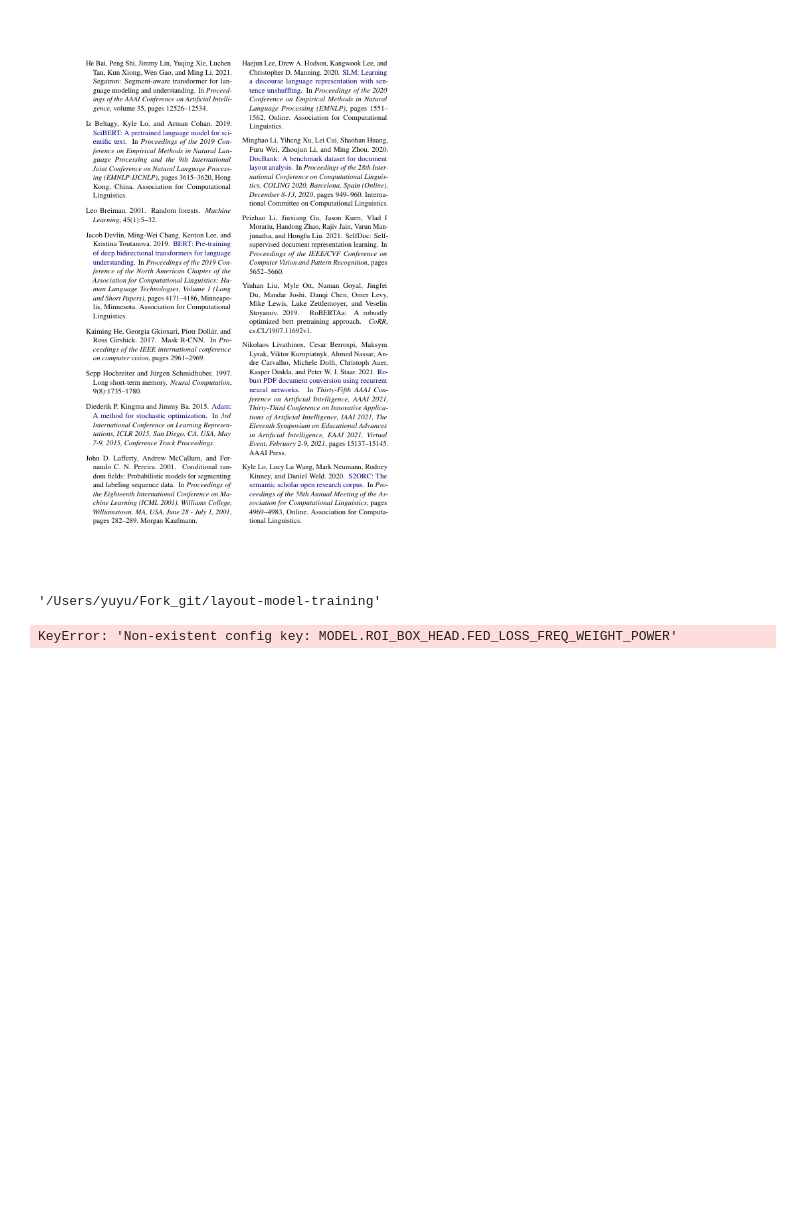
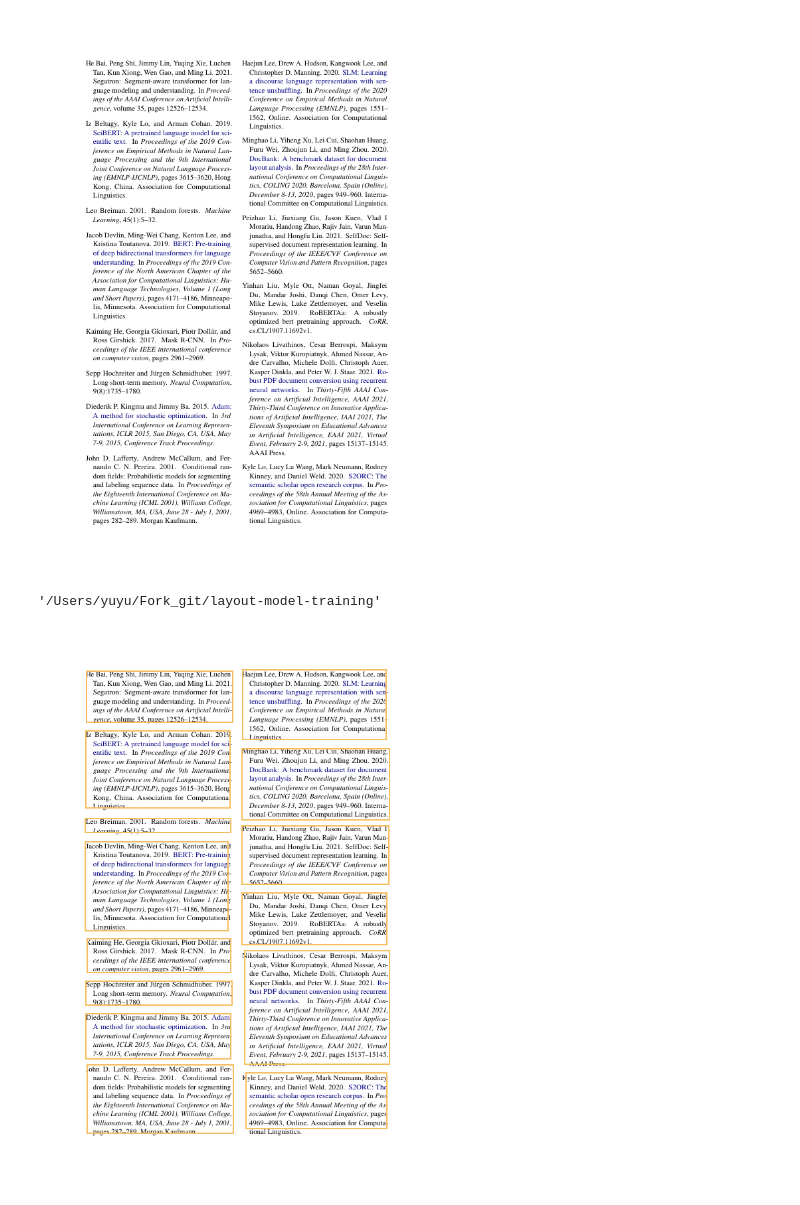
Before and after one commit to Henry8772/layout-model-training, a Jupyter notebook: inference_model.ipynb, the cells around one changed output. Drawn from its saved outputs; the diff is of its cells as text; code cells hidden in the pictures; blank space fills up the shorter version.

```diff
--- a/inference_model.ipynb
+++ b/inference_model.ipynb
@@ -18,9 +18,13 @@ pdf_images[11]
 '/Users/yuyu/Fork_git/layout-model-training'
 # %%
 model = lp.Detectron2LayoutModel(
-    config_path = "trained-model/fast_trained_complete/config.yml",
+    config_path = "trained-model/fast_trained_complete/config.yaml",
     model_path = "trained-model/fast_trained_complete/model_final.pth",
     extra_config = ["MODEL.ROI_HEADS.SCORE_THRESH_TEST", 0.8] # <-- Only output high accuracy preds
 )
-# %% [output]
-KeyError: 'Non-existent config key: MODEL.ROI_BOX_HEAD.FED_LOSS_FREQ_WEIGHT_POWER'
+# %%
+layout = model.detect(pdf_images[11])
+# %%
+lp.draw_box(pdf_images[11], layout)
+# %% [output]
+[figure, added]
```
Also changed, not shown: 1 other file.
